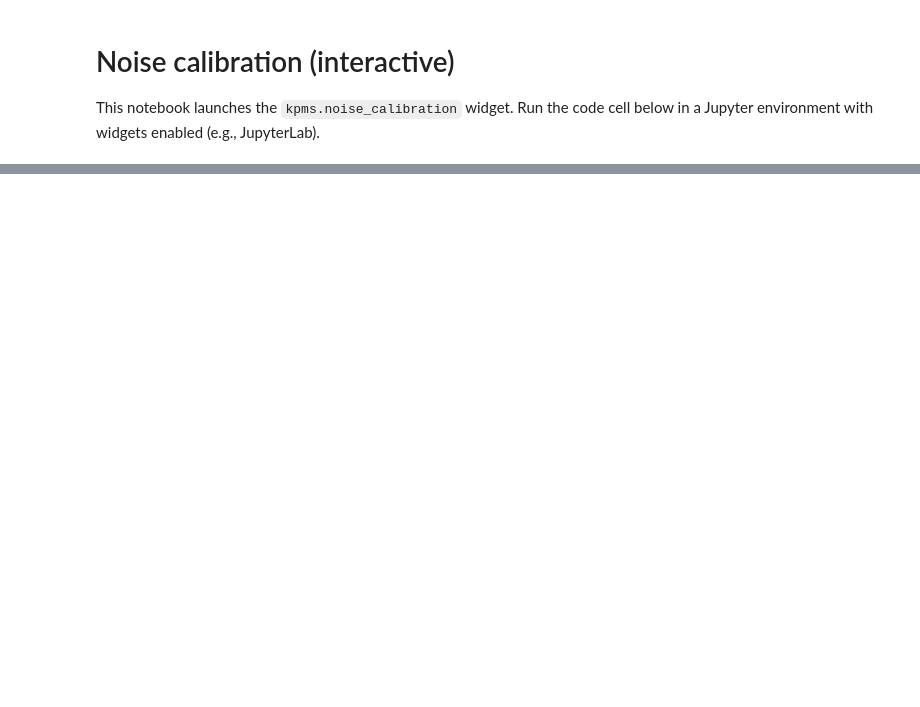
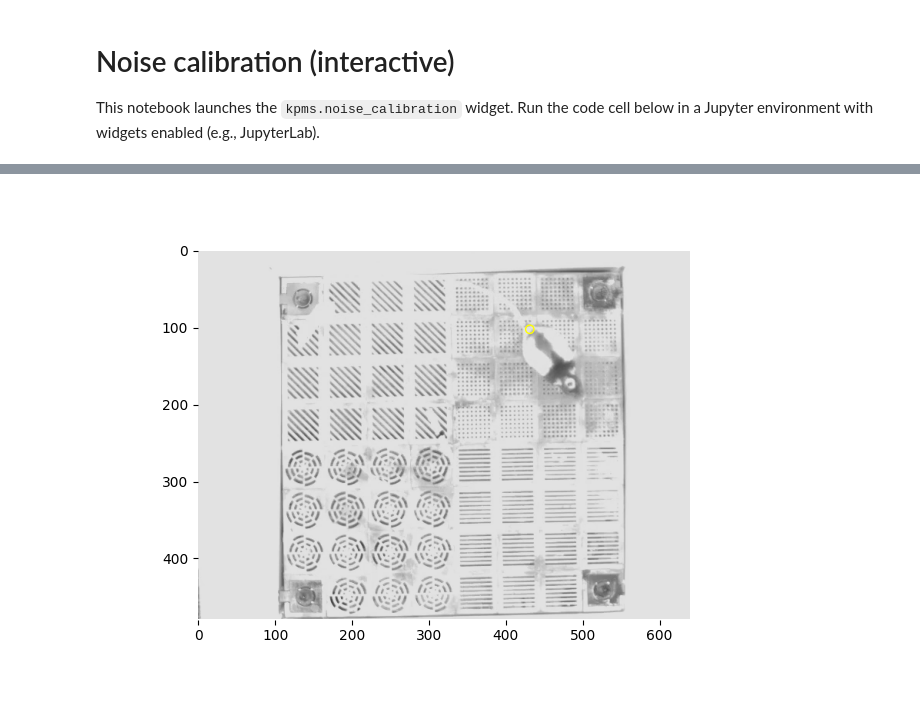
Before and after one commit to atanugiri/kpms_analysis, a Jupyter notebook: scripts/03_noise_calibration.ipynb, the cells around one changed output, grey strips where cells are left out. Cells and saved outputs as stored; diff of their text form; code cells hidden in the pictures; blank space fills up the shorter version.

```diff
--- a/scripts/03_noise_calibration.ipynb
+++ b/scripts/03_noise_calibration.ipynb
@@ -4,31 +4,84 @@
 This notebook launches the `kpms.noise_calibration` widget. Run the code cell below in a Jupyter environment with widgets enabled (e.g., JupyterLab).
 # %%
 import os
+import sys
 from pathlib import Path
+import numpy as np
+
+# Add repo root to path so kpms_utils can be imported
+_REPO_ROOT = Path.cwd()
+if _REPO_ROOT.name != "kpms_analysis":
+    for parent in _REPO_ROOT.parents:
+        if parent.name == "kpms_analysis":
+            _REPO_ROOT = parent
+            break
+
+if str(_REPO_ROOT) not in sys.path:
+    sys.path.insert(0, str(_REPO_ROOT))
+
+print(f"Repo root: {_REPO_ROOT}")
+
 import keypoint_moseq as kpms
+from kpms_utils.config_utils import load_yaml_config
 from kpms_utils.path_utils import get_kpms_project_dir, get_pose_data_dir
-from kpms_utils.config_utils import load_yaml_config
 
-# Edit these variables or set them in the environment before launching the notebook
-PROJECT_PATH = os.environ.get('KPMS_PROJECT_PATH', '')
-WORKSPACE_CONFIG = os.environ.get('KPMS_WORKSPACE_CONFIG', 'configs/config_example.yml')
-USE_FILTERED = os.environ.get('KPMS_USE_FILTERED', '0') == '1'
+# Hardcoded for simplicity
+PROJECT_PATH = "/Users/atanugiri/Downloads/dlc-pose-estimation/Black-ToyStick"
+WORKSPACE_CONFIG = str(_REPO_ROOT / "configs/BlackToyStick.yml")
+USE_FILTERED = False
 
-if not PROJECT_PATH:
-    PROJECT_PATH = input('External project path: ')
+print(f"Using project path: {PROJECT_PATH}")
+print(f"Using workspace config: {WORKSPACE_CONFIG}")
+
 PROJECT_PATH = Path(PROJECT_PATH).resolve()
-WORKSPACE_CONFIG = str(Path(WORKSPACE_CONFIG))
 
 kpms_project_dir = get_kpms_project_dir(PROJECT_PATH)
 pose_data_dir = get_pose_data_dir(PROJECT_PATH, use_filtered=USE_FILTERED)
+video_dir = PROJECT_PATH / "videos"
 
 # Load workspace config and keypoints
 workspace_config = load_yaml_config(WORKSPACE_CONFIG)
-fmt = workspace_config.get('pose_estimation_format', 'deeplabcut')
-ext = workspace_config.get('pose_file_extension') or None
-recursive = workspace_config.get('recursive_search', True)
+fmt = workspace_config.get("pose_estimation_format", "deeplabcut")
+ext = workspace_config.get("pose_file_extension") or None
+recursive = workspace_config.get("recursive_search", True)
+bodyparts = workspace_config.get("bodyparts")
+use_bodyparts = workspace_config.get("use_bodyparts")
 
-coordinates, confidences, bodyparts = kpms.load_keypoints(str(pose_data_dir), format=fmt, extension=ext, recursive=recursive)
+print(f"Loading keypoints from: {pose_data_dir}")
+coordinates, confidences, bodyparts_loaded = kpms.load_keypoints(
+    str(pose_data_dir),
+    format=fmt,
+    extension=ext,
+    recursive=recursive,
+)
+
+# Print summary
+if isinstance(coordinates, dict):
+    total_frames = sum(v.shape[0] for v in coordinates.values())
+    print(f"Found {len(coordinates)} recordings with {total_frames} total frames")
+else:
+    print(f"Loaded {coordinates.shape[0]} frames")
+
+print(f"Bodyparts: {bodyparts_loaded}")
+
+# Extract noise calibration parameters from config
+error_estimator = workspace_config.get("error_estimator", {})
+if not isinstance(error_estimator, dict):
+    error_estimator = {}
+conf_threshold = workspace_config.get("conf_threshold", 0.9)
 
 # Launch the interactive widget
-kpms.noise_calibration(str(kpms_project_dir), coordinates, confidences, **workspace_config)
+print(f"Launching noise calibration widget...")
+kpms.noise_calibration(
+    str(kpms_project_dir),
+    coordinates,
+    confidences,
+    bodyparts=bodyparts or bodyparts_loaded,
+    use_bodyparts=use_bodyparts,
+    video_dir=str(video_dir),
+    error_estimator=error_estimator,
+    conf_threshold=conf_threshold,
+    video_extension=workspace_config.get("video_extension"),
+    conf_pseudocount=workspace_config.get("conf_pseudocount", 0.001),
+)
+# %% [output]
@@ -34,0 +96 @@ kpms.noise_calibration(str(kpms_project_dir), coordinates, confidences, **worksp
+[figure, added]
```
Also changed, not shown: parts of 1 cell of this notebook, 3 other files.
